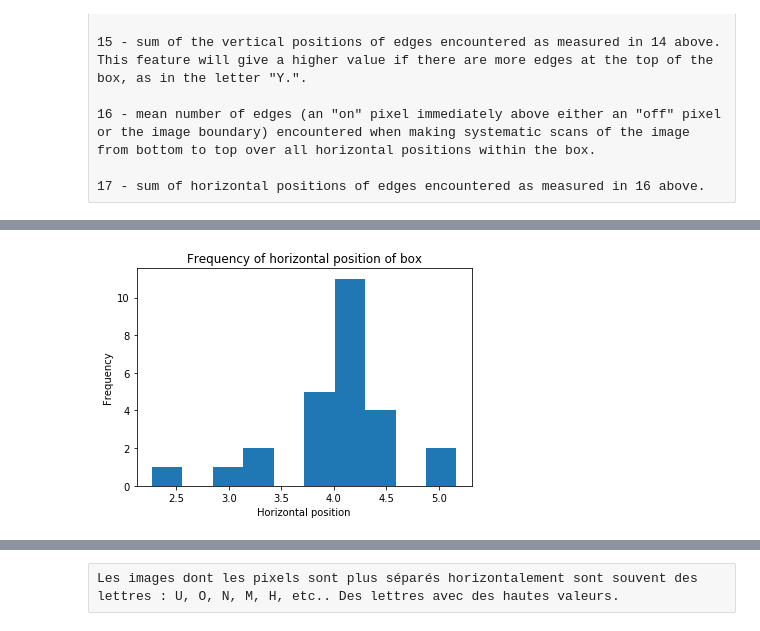
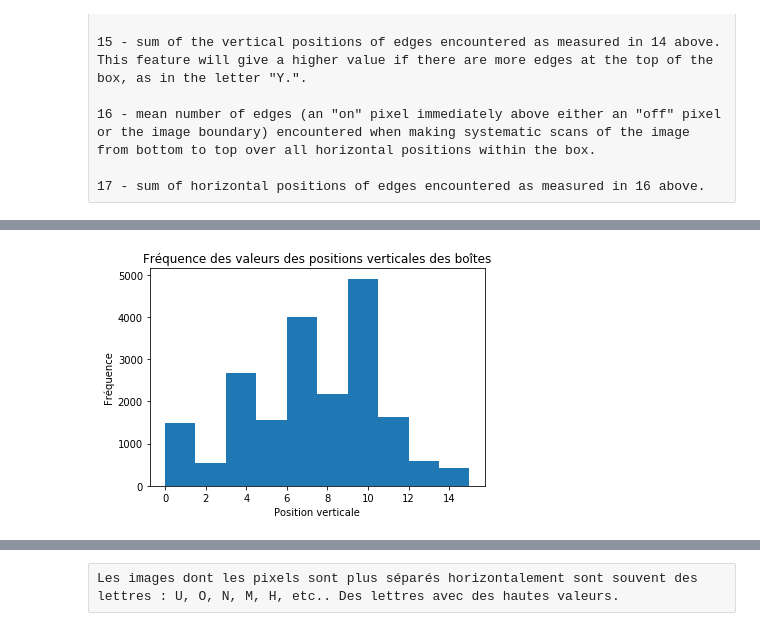
Before and after one commit to jgaussens/letterRecognition_mod, a Jupyter notebook: Data_Viz.ipynb, the cells around one changed output, grey strips where cells are left out. Drawn from its saved outputs; the diff is of its cells as text; code cells hidden in the pictures.

```diff
--- a/Data_Viz.ipynb
+++ b/Data_Viz.ipynb
@@ -185,8 +171,8 @@ plt.show()
 # %%
-plt.hist(new_df['rec_1'])
-plt.title('Frequency of horizontal position of box')
-plt.xlabel('Horizontal position')
-plt.ylabel('Frequency')
+plt.hist(df['rec_2'])
+plt.title('Fréquence des valeurs des positions verticales des boîtes')
+plt.xlabel('Position verticale')
+plt.ylabel('Fréquence')
 plt.show()
 # %% [output]
-[figure, old version]
+[figure, new version]
```
Also changed, not shown: parts of 61 cells of this notebook, 2 other files.
